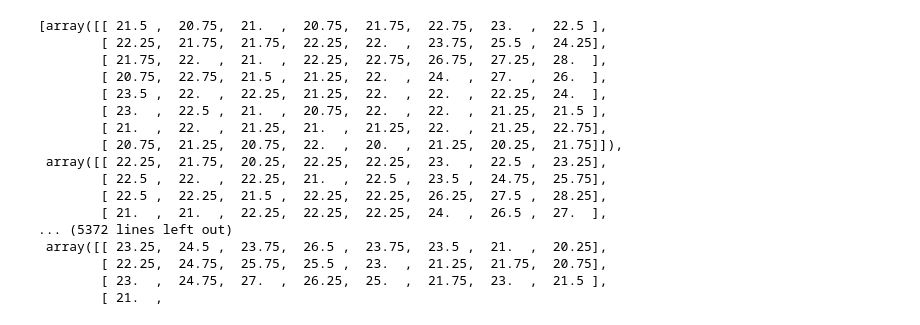
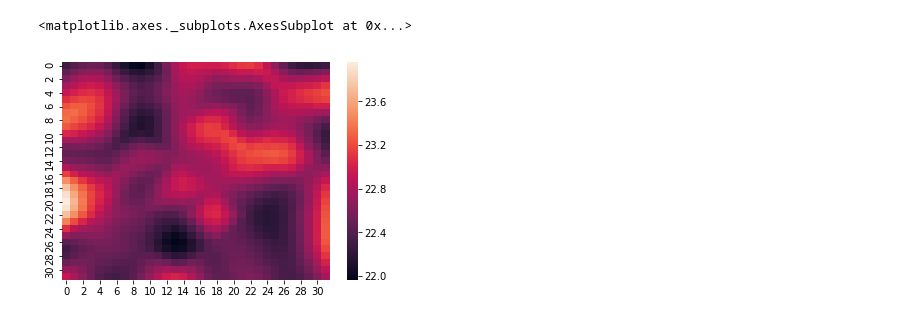
Before and after one commit to bachelor-2020/grideye-testing, a Jupyter notebook: GridEye Experiments.ipynb, the cells around one changed output. Saved outputs shown, nothing was run; the diff lists cells and outputs as text; code cells hidden in the pictures.

Commit message:
data sets and ntoebook updated

```diff
--- a/GridEye Experiments.ipynb
+++ b/GridEye Experiments.ipynb
@@ -21,0 +80,4 @@ sns.heatmap(sample, linewidths=0.5, annot=True)
+# %%
+df = pd.read_csv("urinal-data-28-nov_clean.csv")
+df.columns= ["time"]+["P"+str(x) for x in range(64)]
+df.set_index('time')
@@ -21,0 +120,14 @@ sns.heatmap(sample, linewidths=0.5, annot=True)
+# %%
+import timeit
+start_time = timeit.default_timer()
+sum1 = []
+mean1 = []
+median1 = []
+norm = 3652340
+for i in tnrange(1,65):
+    sum1.append(df.iloc[:,i].sum())
+    mean1.append(df.iloc[:,i].mean())
+    median1.append(df.iloc[:,i].median())
+
+elapsed = timeit.default_timer() - start_time
+print(elapsed)
@@ -22,3 +211,14 @@ sns.heatmap(sample, linewidths=0.5, annot=True)
+# %%
+
+
+points = [(math.floor(ix / 8), (ix % 8)) for ix in range(0, 64)]
+grid_x, grid_y = np.mgrid[0:7:32j, 0:7:32j]
+pixels = mean1
+bicubic = griddata(points, pixels, (grid_x, grid_y), method='cubic')
+sns.heatmap(bicubic, linewidths=0.0)
+# %% [output]
+<matplotlib.axes._subplots.AxesSubplot at 0x...>
+[figure, added]
 # %%
 # pd.rolling_window(pd.DataFrame(sample[3:, 1:3]), window=3).count()
 frames = []
@@ -28,20 +231,0 @@ for row in df.iloc[:,1:].iterrows():
-# %%
-frames
-# %% [output]
-[array([[ 21.5 ,  20.75,  21.  ,  20.75,  21.75,  22.75,  23.  ,  22.5 ],
-        [ 22.25,  21.75,  21.75,  22.25,  22.  ,  23.75,  25.5 ,  24.25],
-        [ 21.75,  22.  ,  21.  ,  22.25,  22.75,  26.75,  27.25,  28.  ],
-        [ 20.75,  22.75,  21.5 ,  21.25,  22.  ,  24.  ,  27.  ,  26.  ],
-        [ 23.5 ,  22.  ,  22.25,  21.25,  22.  ,  22.  ,  22.25,  24.  ],
-        [ 23.  ,  22.5 ,  21.  ,  20.75,  22.  ,  22.  ,  21.25,  21.5 ],
-        [ 21.  ,  22.  ,  21.25,  21.  ,  21.25,  22.  ,  21.25,  22.75],
-        [ 20.75,  21.25,  20.75,  22.  ,  20.  ,  21.25,  20.25,  21.75]]),
- array([[ 22.25,  21.75,  20.25,  22.25,  22.25,  23.  ,  22.5 ,  23.25],
-        [ 22.5 ,  22.  ,  22.25,  21.  ,  22.5 ,  23.5 ,  24.75,  25.75],
-        [ 22.5 ,  22.25,  21.5 ,  22.25,  22.25,  26.25,  27.5 ,  28.25],
-        [ 21.  ,  21.  ,  22.25,  22.25,  22.25,  24.  ,  26.5 ,  27.  ],
-... (5372 lines left out)
- array([[ 23.25,  24.5 ,  23.75,  26.5 ,  23.75,  23.5 ,  21.  ,  20.25],
-        [ 22.25,  24.75,  25.75,  25.5 ,  23.  ,  21.25,  21.75,  20.75],
-        [ 23.  ,  24.75,  27.  ,  26.25,  25.  ,  21.75,  23.  ,  21.5 ],
-        [ 21.  ,
```
Also changed, not shown: parts of 27 cells of this notebook, 3 other files.
